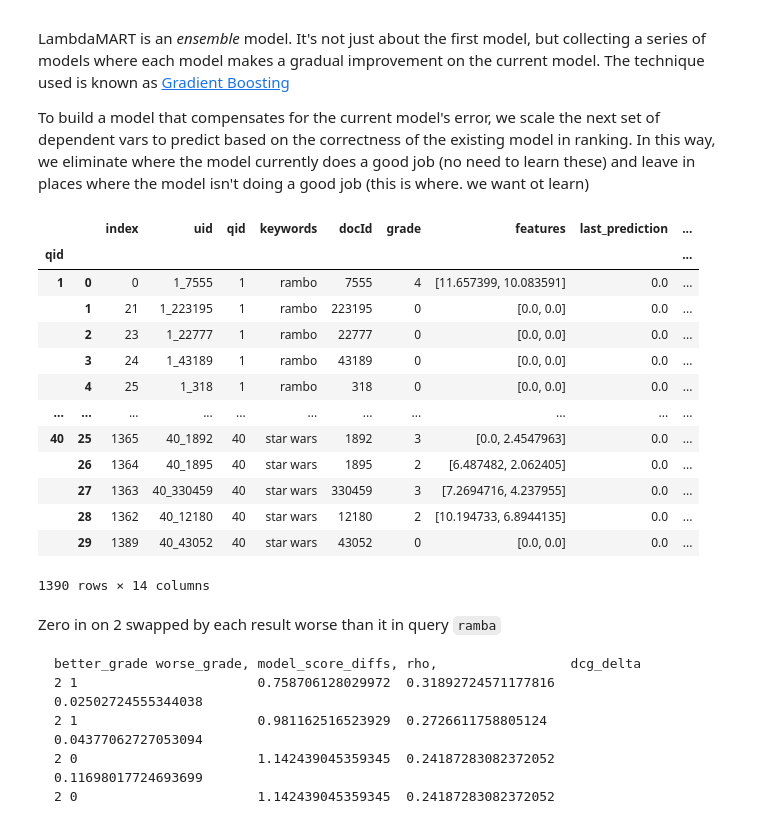
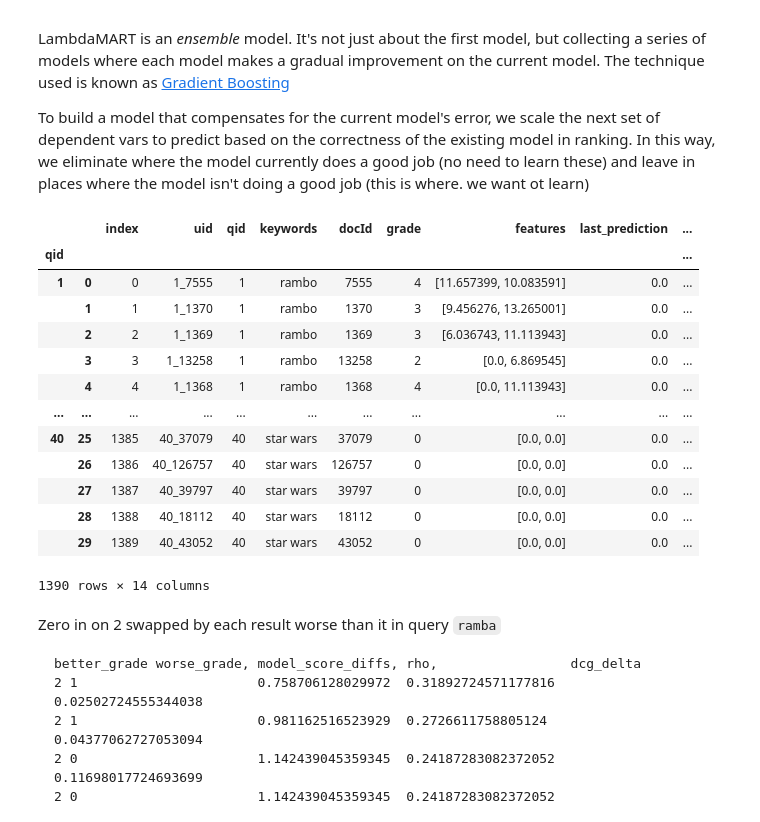
Before and after one commit to o19s/hello-ltr, a Jupyter notebook: notebooks/elasticsearch/tmdb/lambda-mart-in-python.ipynb, the cells around one changed output. Drawn from its saved outputs; the diff is of its cells as text; code cells hidden in the pictures.

```diff
--- a/notebooks/elasticsearch/tmdb/lambda-mart-in-python.ipynb
+++ b/notebooks/elasticsearch/tmdb/lambda-mart-in-python.ipynb
@@ -214,7 +164,7 @@ def compute_swaps(query_judgments, axis, metric=dcg, at=10):
 
     # Sort to see ideal ordering
     # This isn't strictly nescesarry, but it's helpful to understand the algorithm
-    query_judgments = query_judgments.sort_values('grade', ascending=False).reset_index()
+    query_judgments = query_judgments.sort_values('grade', kind='stable', ascending=False).reset_index()
 
     # Instead of explicitly 'swapping' we just swap the 'display_rank' - where
     # in the final ranking this would be placed. We can easily use that to compute DCG
@@ -374,7 +323,8 @@ def compute_swaps_scaled(query_judgments, axis, metric=dcg, at=10):
 
     """
 
-    query_judgments = query_judgments.sort_values('last_prediction', ascending=False).reset_index()
+    # Important - stable sort. Otherwise DCG swaps get kind of wonky due to position discounts
+    query_judgments = query_judgments.sort_values('last_prediction', ascending=False, kind='stable').reset_index()
 
     # Instead of explicitly 'swapping' we just swap the 'display_rank' - where
     # in the final ranking this would be placed. We can easily use that to compute DCG
@@ -401,42 +351,42 @@ def compute_swaps_scaled(query_judgments, axis, metric=dcg, at=10):
                     # NEW!
                     model_score_diff = query_judgments.loc[better, 'last_prediction'] - query_judgments.loc[worse, 'last_prediction']
                     rho = 1.0 / (1.0 + exp(model_score_diff))
                     # --------------
                     # rho works as follows
                     #
                     # model ranks                    rho
                     # better higher than worse       approaches 0      <-- model currently doing well!
                     # better same as worse.          0.5
                     # worse higher than better       approaches 1      <-- model currently doing poorly!
                     #
                     query_judgments.loc[better, 'delta'] += delta
 
                     # Use rho to scale the lambdas
                     query_judgments.loc[better, 'lambda'] += delta * rho
 
                     query_judgments.loc[worse, 'lambda'] -= delta * rho
                     query_judgments.loc[worse, 'delta'] -= delta
 
     return query_judgments
 
 judgments = to_dataframe(ftr_logger.logged)
 judgments['last_prediction'] = 0.0
 lambdas_per_query = judgments.groupby('qid').apply(compute_swaps_scaled, axis=1)
 #
 lambdas_per_query
 # %% [output]
 |  |  | index | uid | qid | keywords | docId | grade | features | last_prediction | ... |
 | qid |  |  |  |  |  |  |  |  |  | ... |
 | 1 | 0 | 0 | 1_7555 | 1 | rambo | 7555 | 4 | [11.657399, 10.083591] | 0.0 | ... |
-|  | 1 | 21 | 1_223195 | 1 | rambo | 223195 | 0 | [0.0, 0.0] | 0.0 | ... |
-|  | 2 | 23 | 1_22777 | 1 | rambo | 22777 | 0 | [0.0, 0.0] | 0.0 | ... |
-|  | 3 | 24 | 1_43189 | 1 | rambo | 43189 | 0 | [0.0, 0.0] | 0.0 | ... |
-|  | 4 | 25 | 1_318 | 1 | rambo | 318 | 0 | [0.0, 0.0] | 0.0 | ... |
+|  | 1 | 1 | 1_1370 | 1 | rambo | 1370 | 3 | [9.456276, 13.265001] | 0.0 | ... |
+|  | 2 | 2 | 1_1369 | 1 | rambo | 1369 | 3 | [6.036743, 11.113943] | 0.0 | ... |
+|  | 3 | 3 | 1_13258 | 1 | rambo | 13258 | 2 | [0.0, 6.869545] | 0.0 | ... |
+|  | 4 | 4 | 1_1368 | 1 | rambo | 1368 | 4 | [0.0, 11.113943] | 0.0 | ... |
 | ... | ... | ... | ... | ... | ... | ... | ... | ... | ... | ... |
-| 40 | 25 | 1365 | 40_1892 | 40 | star wars | 1892 | 3 | [0.0, 2.4547963] | 0.0 | ... |
-|  | 26 | 1364 | 40_1895 | 40 | star wars | 1895 | 2 | [6.487482, 2.062405] | 0.0 | ... |
-|  | 27 | 1363 | 40_330459 | 40 | star wars | 330459 | 3 | [7.2694716, 4.237955] | 0.0 | ... |
-|  | 28 | 1362 | 40_12180 | 40 | star wars | 12180 | 2 | [10.194733, 6.8944135] | 0.0 | ... |
+| 40 | 25 | 1385 | 40_37079 | 40 | star wars | 37079 | 0 | [0.0, 0.0] | 0.0 | ... |
+|  | 26 | 1386 | 40_126757 | 40 | star wars | 126757 | 0 | [0.0, 0.0] | 0.0 | ... |
+|  | 27 | 1387 | 40_39797 | 40 | star wars | 39797 | 0 | [0.0, 0.0] | 0.0 | ... |
+|  | 28 | 1388 | 40_18112 | 40 | star wars | 18112 | 0 | [0.0, 0.0] | 0.0 | ... |
 |  | 29 | 1389 | 40_43052 | 40 | star wars | 43052 | 0 | [0.0, 0.0] | 0.0 | ... |
 1390 rows × 14 columns
 # %% [markdown]
```
Also changed, not shown: parts of 23 cells of this notebook.
